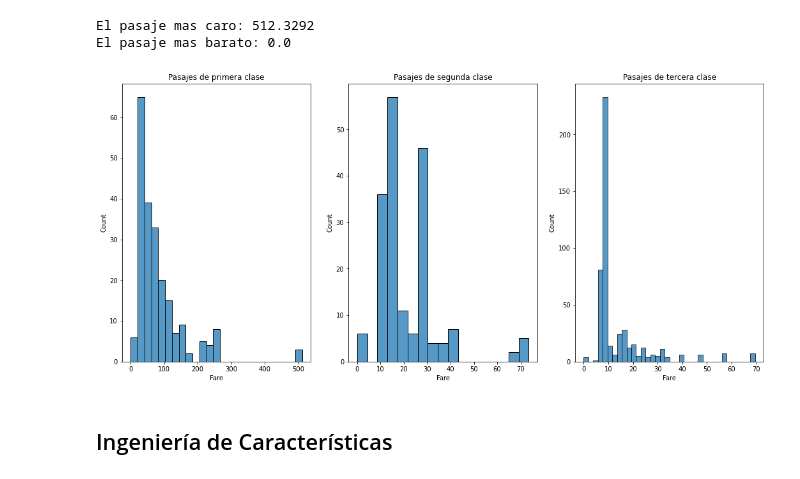
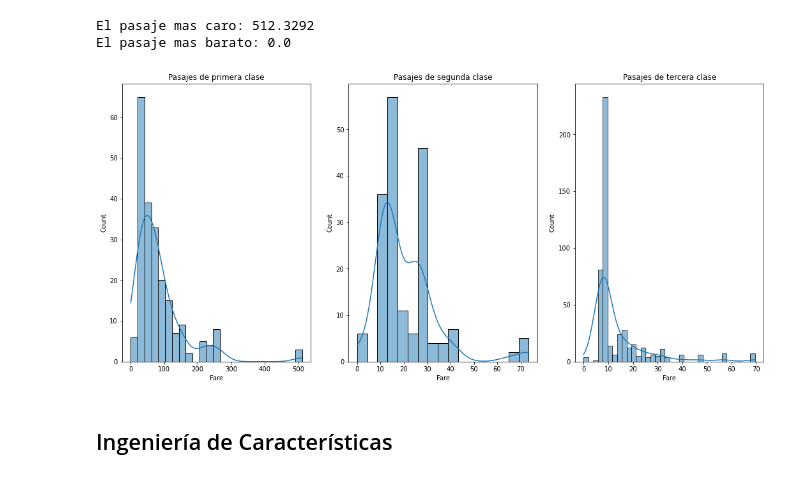
Before and after one commit to angelgaspar/ciencia-de-datos, a Jupyter notebook: sobrevivientes-del-titanic/analisis.ipynb, the cells around one changed output. Cells and saved outputs as stored; diff of their text form; code cells hidden in the pictures.

Commit message:
density curves were added

```diff
--- a/sobrevivientes-del-titanic/analisis.ipynb
+++ b/sobrevivientes-del-titanic/analisis.ipynb
@@ -147,23 +147,23 @@ El pasaje mas barato: 0.0
 # %%
 # Se crean 3 espacios de figuras vacios para el despliegue de las gráficas (1 fila y 3 columnas)
 f, ax = plt.subplots(1, 3, figsize=(18,8))
 
 # Se crea un histograma del precio del boleto filtrando el dataset por la clase 1
-sns.histplot(data[data['Pclass'] == 1]['Fare'], ax=ax[0])
+sns.histplot(data[data['Pclass'] == 1]['Fare'], ax=ax[0], kde=True)
 ax[0].set_title('Pasajes de primera clase')
 
 # Se crea un histograma del precio del boleto filtrando el dataset por la clase 2
-sns.histplot(data[data['Pclass'] == 2]['Fare'], ax=ax[1])
+sns.histplot(data[data['Pclass'] == 2]['Fare'], ax=ax[1], kde=True)
 ax[1].set_title('Pasajes de segunda clase')
 
 # Se crea un histograma del precio del boleto filtrando el dataset por la clase 3
-sns.histplot(data[data['Pclass'] == 3]['Fare'], ax=ax[2])
+sns.histplot(data[data['Pclass'] == 3]['Fare'], ax=ax[2], kde=True)
 ax[2].set_title('Pasajes de tercera clase')
 
 # Se plotea
 plt.show()
 # %% [output]
-[figure, old version]
+[figure, new version]
 # %% [markdown]
 ## Ingeniería de Características
 # %%
```
